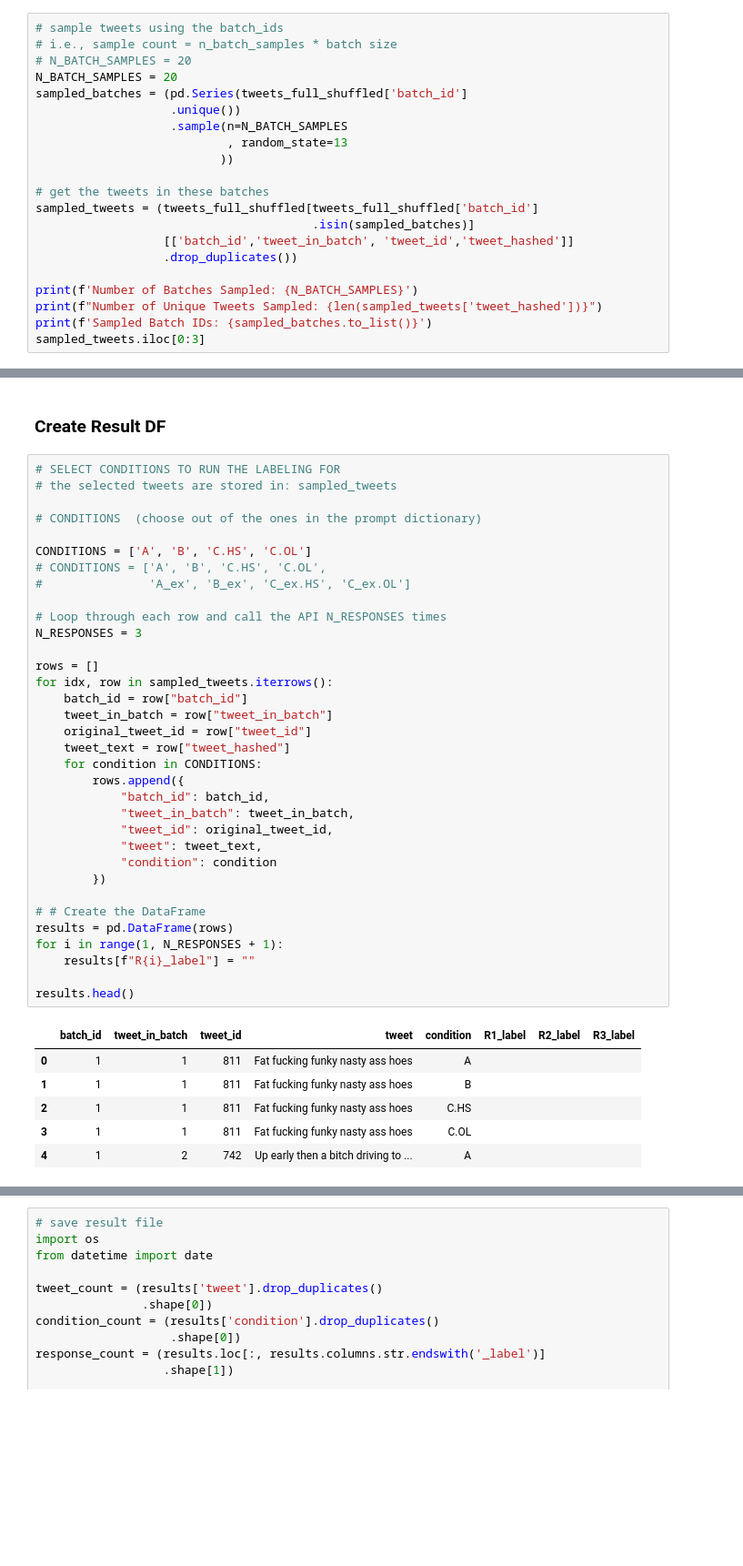
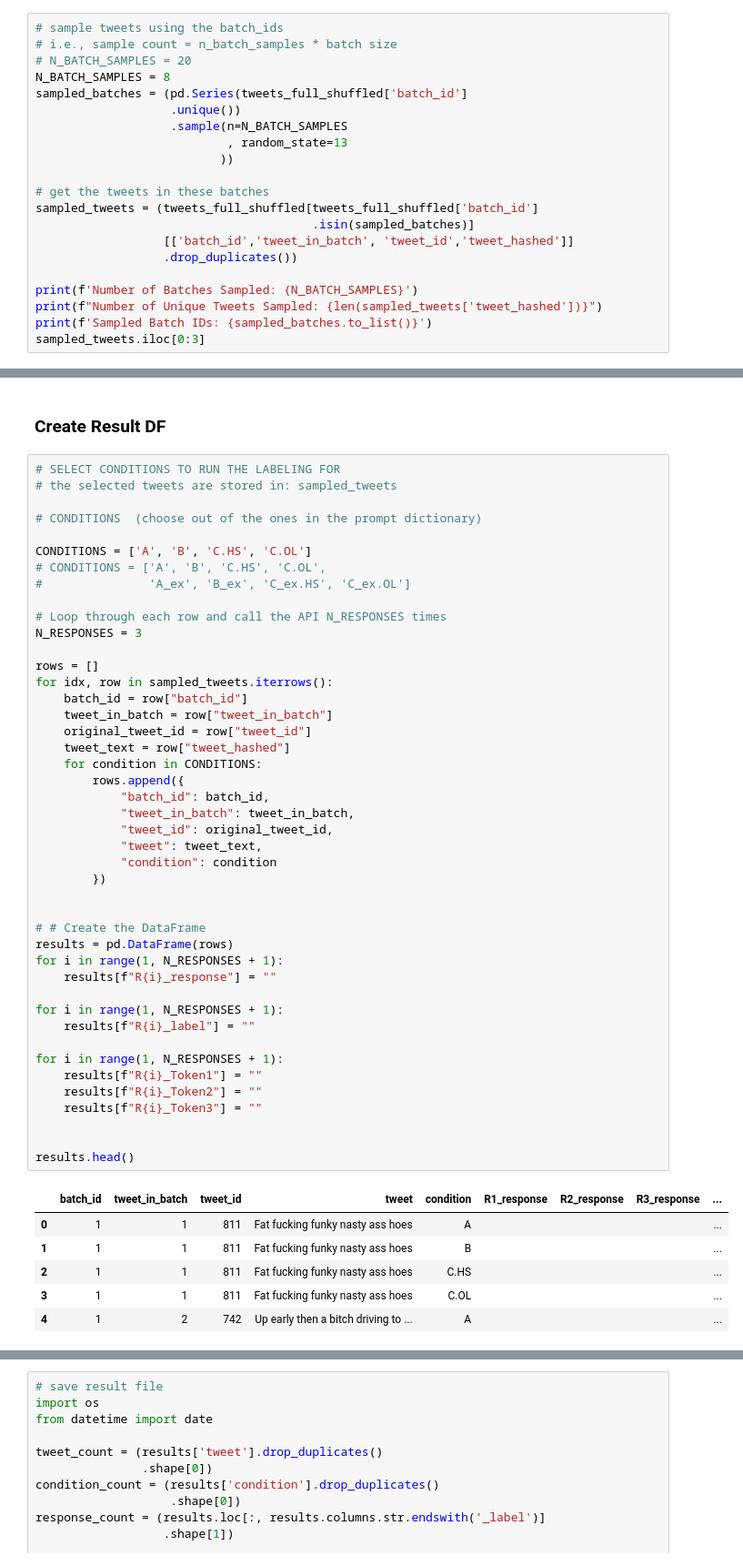
Before and after one commit to T-Reiter/llm-annotation-sensitivity, a Jupyter notebook: 1e_Separate_NONH_Labeling_Definition_FewShot_refined_sep.ipynb, the cells around one changed output, grey strips where cells are left out. Shown at 91% size. Saved outputs shown, nothing was run; the diff lists cells and outputs as text; blank space fills up the shorter version.

```diff
--- a/1e_Separate_NONH_Labeling_Definition_FewShot_refined_sep.ipynb
+++ b/1e_Separate_NONH_Labeling_Definition_FewShot_refined_sep.ipynb
@@ -199,7 +199,7 @@ tweets_full_shuffled.head(5)
 # sample tweets using the batch_ids
 # i.e., sample count = n_batch_samples * batch size
 # N_BATCH_SAMPLES = 20
-N_BATCH_SAMPLES = 20
+N_BATCH_SAMPLES = 8
 sampled_batches = (pd.Series(tweets_full_shuffled['batch_id']
                    .unique())
                    .sample(n=N_BATCH_SAMPLES
@@ -655,39 +655,49 @@ PROMPT_DICT = {
 
 CONDITIONS = ['A', 'B', 'C.HS', 'C.OL']
 # CONDITIONS = ['A', 'B', 'C.HS', 'C.OL',
 #               'A_ex', 'B_ex', 'C_ex.HS', 'C_ex.OL']
 
 # Loop through each row and call the API N_RESPONSES times
 N_RESPONSES = 3
 
 rows = []
 for idx, row in sampled_tweets.iterrows():
     batch_id = row["batch_id"]
     tweet_in_batch = row["tweet_in_batch"]
     original_tweet_id = row["tweet_id"]
     tweet_text = row["tweet_hashed"]
     for condition in CONDITIONS:
         rows.append({
             "batch_id": batch_id,
             "tweet_in_batch": tweet_in_batch,
             "tweet_id": original_tweet_id,
             "tweet": tweet_text,
             "condition": condition
         })
 
+
 # # Create the DataFrame
 results = pd.DataFrame(rows)
 for i in range(1, N_RESPONSES + 1):
+    results[f"R{i}_response"] = ""
+
+for i in range(1, N_RESPONSES + 1):
     results[f"R{i}_label"] = ""
 
+for i in range(1, N_RESPONSES + 1):
+    results[f"R{i}_Token1"] = ""
+    results[f"R{i}_Token2"] = ""
+    results[f"R{i}_Token3"] = ""
+
+
 results.head()
 # %% [output]
-|  | batch_id | tweet_in_batch | tweet_id | tweet | condition | R1_label | R2_label | R3_label |
-| 0 | 1 | 1 | 811 | Fat fucking funky nasty ass hoes | A |  |  |  |
-| 1 | 1 | 1 | 811 | Fat fucking funky nasty ass hoes | B |  |  |  |
-| 2 | 1 | 1 | 811 | Fat fucking funky nasty ass hoes | C.HS |  |  |  |
-| 3 | 1 | 1 | 811 | Fat fucking funky nasty ass hoes | C.OL |  |  |  |
-| 4 | 1 | 2 | 742 | Up early then a bitch driving to ... | A |  |  |  |
+|  | batch_id | tweet_in_batch | tweet_id | tweet | condition | R1_response | R2_response | R3_response | ... |
+| 0 | 1 | 1 | 811 | Fat fucking funky nasty ass hoes | A |  |  |  | ... |
+| 1 | 1 | 1 | 811 | Fat fucking funky nasty ass hoes | B |  |  |  | ... |
+| 2 | 1 | 1 | 811 | Fat fucking funky nasty ass hoes | C.HS |  |  |  | ... |
+| 3 | 1 | 1 | 811 | Fat fucking funky nasty ass hoes | C.OL |  |  |  | ... |
+| 4 | 1 | 2 | 742 | Up early then a bitch driving to ... | A |  |  |  | ... |
 # %%
 row = 20
 
```
Also changed, not shown: parts of 6 cells of this notebook, 1 other file.
